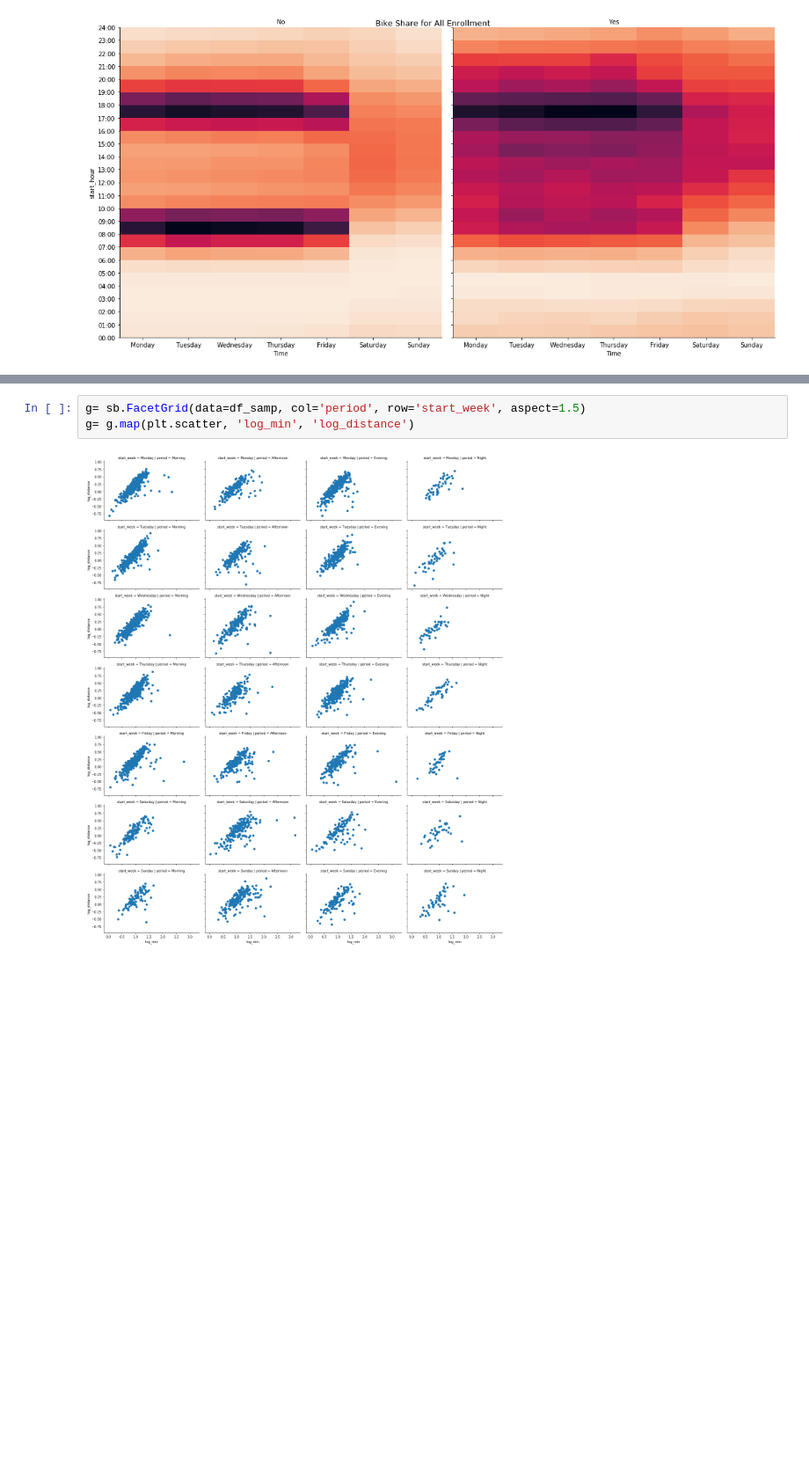
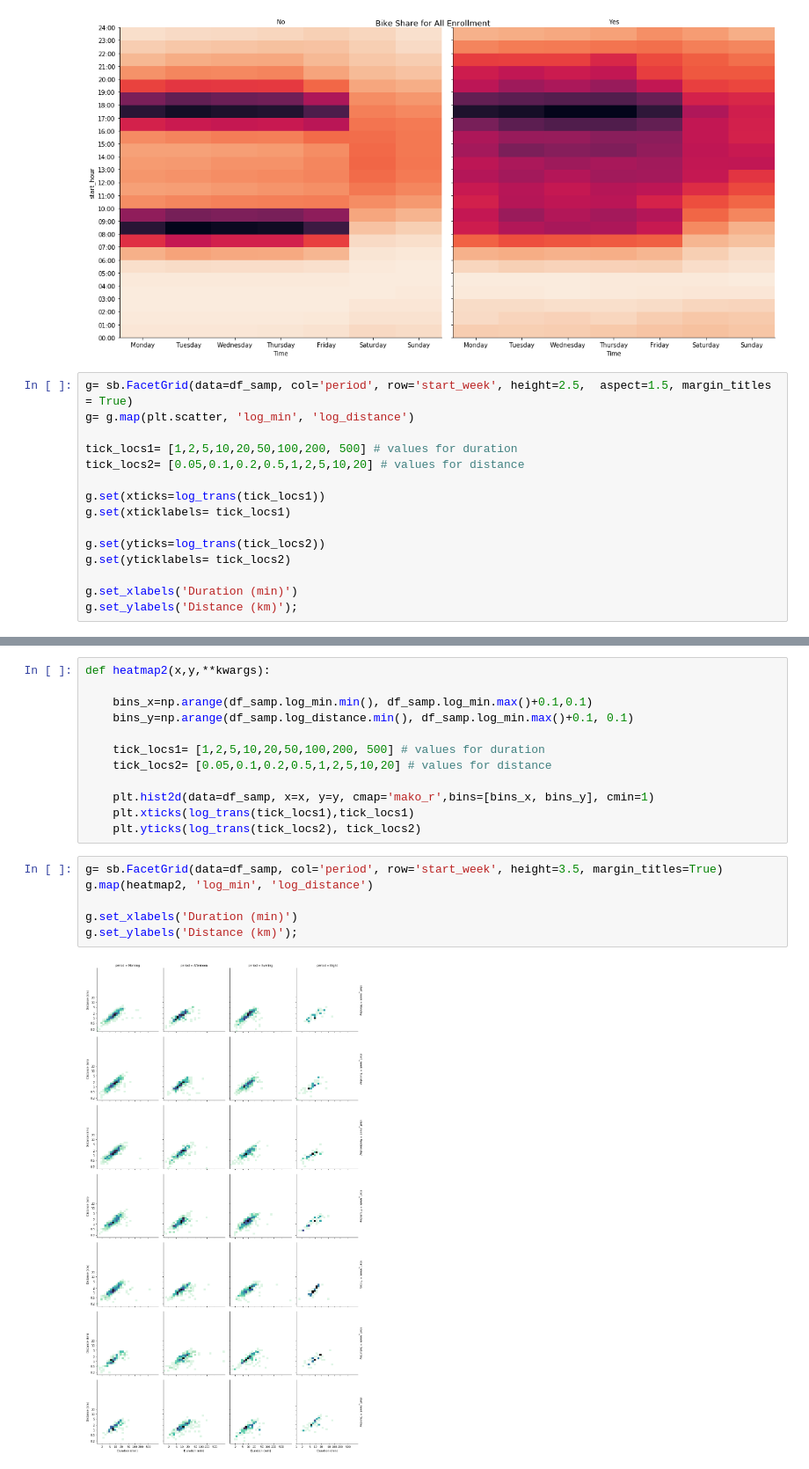
Before and after one commit to sclkan/Lyft-Analysis, a Jupyter notebook: lyft_baywheels_analysis.ipynb, the cells around one changed output, grey strips where cells are left out. Shown at 88% size. Saved outputs shown, nothing was run; the diff lists cells and outputs as text; blank space fills up the shorter version.

```diff
--- a/lyft_baywheels_analysis.ipynb
+++ b/lyft_baywheels_analysis.ipynb
@@ -523,3 +512,18 @@ g.set_titles('{col_name}')
 g.fig.suptitle('Bike Share for All Enrollment', fontsize=13);
 # %% [output]
 [figure]
+# %%
+g= sb.FacetGrid(data=df_samp, col='period', row='start_week', height=2.5,  aspect=1.5, margin_titles = True)
+g= g.map(plt.scatter, 'log_min', 'log_distance')
+
+tick_locs1= [1,2,5,10,20,50,100,200, 500] # values for duration
+tick_locs2= [0.05,0.1,0.2,0.5,1,2,5,10,20] # values for distance
+
+g.set(xticks=log_trans(tick_locs1))
+g.set(xticklabels= tick_locs1)
+
+g.set(yticks=log_trans(tick_locs2))
+g.set(yticklabels= tick_locs2)
+
+g.set_xlabels('Duration (min)')
+g.set_ylabels('Distance (km)');
@@ -526,5 +532,20 @@ g.fig.suptitle('Bike Share for All Enrollment', fontsize=13);
+# %%
+def heatmap2(x,y,**kwargs):
+
+    bins_x=np.arange(df_samp.log_min.min(), df_samp.log_min.max()+0.1,0.1)
+    bins_y=np.arange(df_samp.log_distance.min(), df_samp.log_min.max()+0.1, 0.1)
+
+    tick_locs1= [1,2,5,10,20,50,100,200, 500] # values for duration
+    tick_locs2= [0.05,0.1,0.2,0.5,1,2,5,10,20] # values for distance
+
+    plt.hist2d(data=df_samp, x=x, y=y, cmap='mako_r',bins=[bins_x, bins_y], cmin=1)
+    plt.xticks(log_trans(tick_locs1),tick_locs1)
+    plt.yticks(log_trans(tick_locs2), tick_locs2)
 # %%
-g= sb.FacetGrid(data=df_samp, col='period', row='start_week', aspect=1.5)
-g= g.map(plt.scatter, 'log_min', 'log_distance')
+g= sb.FacetGrid(data=df_samp, col='period', row='start_week', height=3.5, margin_titles=True)
+g.map(heatmap2, 'log_min', 'log_distance')
+
+g.set_xlabels('Duration (min)')
+g.set_ylabels('Distance (km)');
 # %% [output]
-[figure, old version]
+[figure, new version]
```
Also changed, not shown: parts of 12 cells of this notebook.
